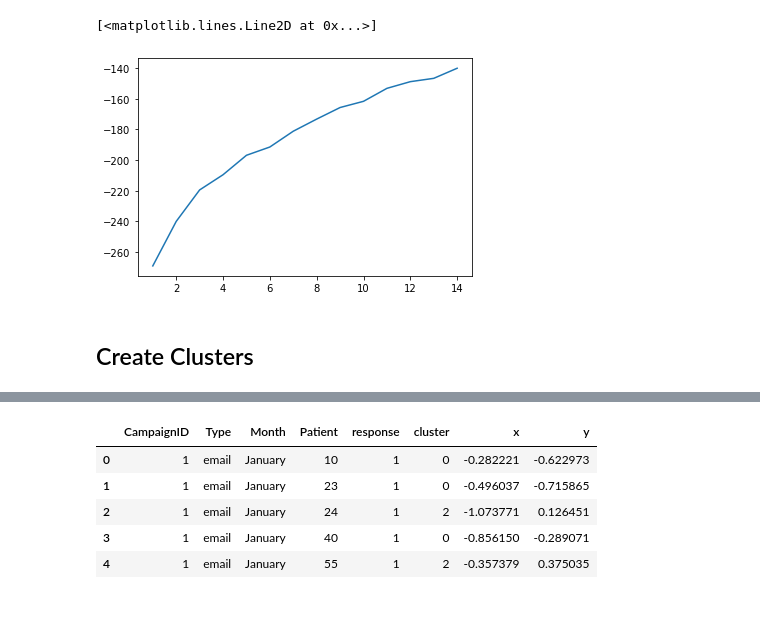
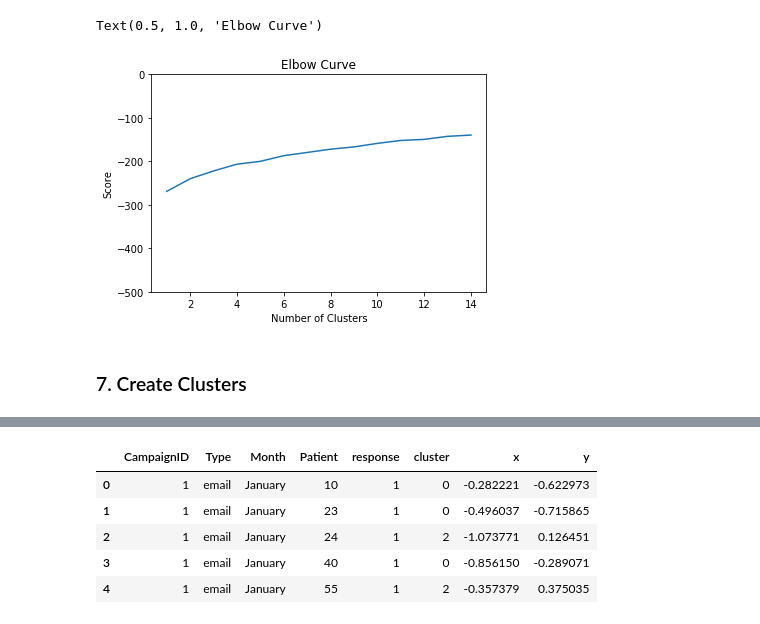
Before and after one commit to rui-ren/Data-Science-Notes, a Jupyter notebook: data_challenges/Customer Segmentation and Churn Prediction/customer campaign.ipynb, the cells around one changed output, grey strips where cells are left out. Cells and saved outputs as stored; diff of their text form; code cells hidden in the pictures.

```diff
--- a/data_challenges/Customer Segmentation and Churn Prediction/customer campaign.ipynb
+++ b/data_challenges/Customer Segmentation and Churn Prediction/customer campaign.ipynb
@@ -91,12 +96,18 @@ score
+# %%
+scores = []
+for i in range(len(kmeans)):
+    score = kmeans[i].fit(pivot_campaign[pivot_campaign.columns[2:]]).score(pivot_campaign[pivot_campaign.columns[2:]])
+    scores.append(score)
 # %%
-pl.plot(k, score)
+pl.plot(k, np.array(scores))
 pl.xlabel("Number of Clusters")
 pl.ylabel("Score")
+pl.ylim(-500, 0)
 pl.title("Elbow Curve")
 # %% [output]
-[<matplotlib.lines.Line2D at 0x...>]
+Text(0.5, 1.0, 'Elbow Curve')
-[figure, old version]
+[figure, new version]
 # %% [markdown]
-## Create Clusters
+### 7. Create Clusters
 # %%
 cluster = KMeans(n_clusters = 3)
```
Also changed, not shown: parts of 30 cells of this notebook.
